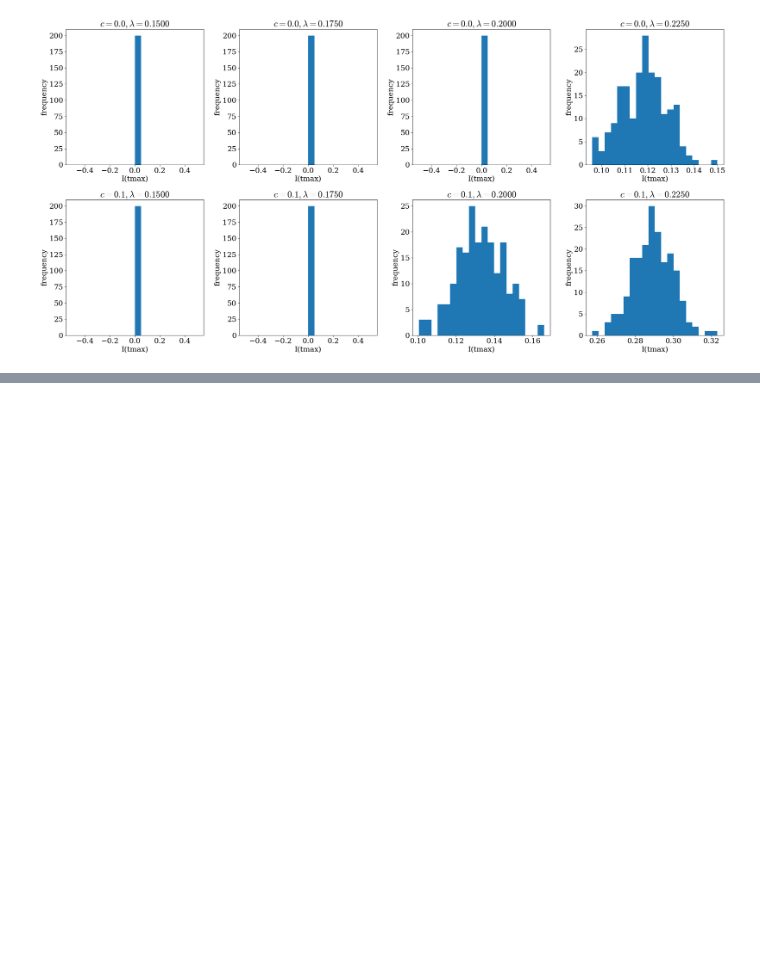
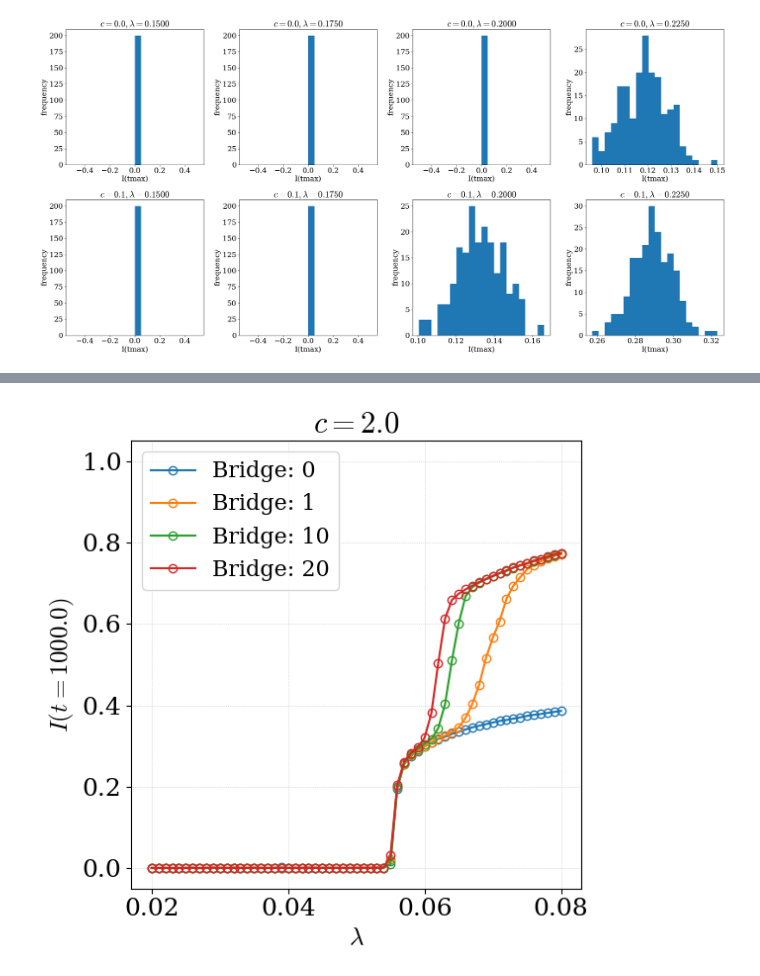
Before and after one commit to Kojirouuuu/trend-sar, a Jupyter notebook: notebook/sis copy 2.ipynb, the cells around one changed output, grey strips where cells are left out. Saved outputs shown, nothing was run; the diff lists cells and outputs as text; code cells hidden in the pictures; blank space fills up the shorter version.

```diff
--- a/notebook/sis copy 2.ipynb
+++ b/notebook/sis copy 2.ipynb
@@ -683,0 +776,15 @@ NameError: name 'lamb_values_for_theory' is not defined
+# %%
+output_path = os.path.abspath(os.path.join('..', 'output/sis/2RR/z=6/N=1000-c2.5'))
+times_all25, infected_num_all25, axes25 = load(path=output_path)
+meta25 = _read_metadata()
+network_type25 = axes25["network_type"]
+N25 = axes25["N"]
+k_ave25 = axes25["k_ave"]
+gamma25 = axes25["gamma"]
+rho025 = axes25["rho0"]
+tmax25 = axes25["tmax"]
+seed25 = axes25["seed"]
+total_itr25 = axes25["total_itr"]
+c_list25 = axes25["c_list"]
+edgeNumList25 = axes25["edgeNumList"]
+lamb_values25 = axes25["lamb_values"]
@@ -683,0 +847,52 @@ NameError: name 'lamb_values_for_theory' is not defined
+# %%
+last_I25 = np.zeros((len(edgeNumList25), len(c_list25), len(lamb_values25), total_itr25))
+valid_last_I25 = np.zeros((len(edgeNumList25), len(c_list25), len(lamb_values25)))
+valid_num25 = np.zeros((len(edgeNumList25), len(c_list25), len(lamb_values25)))
+
+for edge_idx in range(len(edgeNumList2)):
+    for c_idx in range(len(c_list25)):
+        for lamb_idx in range(len(lamb_values25)):
+            valid = []
+            non_valid = []
+            for itr_idx in range(total_itr25):
+                last_I25[edge_idx, c_idx, lamb_idx, itr_idx] = infected_num_all25[edge_idx, c_idx, lamb_idx, itr_idx][0]
+                if last_I25[edge_idx, c_idx, lamb_idx, itr_idx] > threshold:
+                    valid.append(last_I25[edge_idx, c_idx, lamb_idx, itr_idx])
+                    valid_num25[edge_idx, c_idx, lamb_idx] += 1
+                else:
+                    non_valid.append(last_I25[edge_idx, c_idx, lamb_idx, itr_idx])
+            if len(valid) > 0:
+                valid_last_I25[edge_idx, c_idx, lamb_idx] = np.mean(valid)
+            else:
+                valid_last_I25[edge_idx, c_idx, lamb_idx] = np.mean(non_valid)
+
+
+fig, axes = plt.subplots(1, len(c_list25), figsize=(6 * len(c_list25), 6), sharey=True, squeeze=False)
+
+for c_idx, c in enumerate(c_list25):
+    if len(c_list25) == 1:
+        ax = axes[0, c_idx]
+    else:
+        ax = axes[c_idx]
+
+    for e_idx in range(len(edgeNumList25)):
+        edge_num = edgeNumList25[e_idx]
+        valid_mean_I25 = valid_last_I25[e_idx, c_idx, :]
+        ax.plot(lamb_values25, valid_mean_I25/(2 * N25), label=rf"Bridge: {edge_num}", linestyle="-", color=colors[e_idx], marker="o", markersize=6, markerfacecolor="none", markeredgecolor=colors[e_idx])
+        # axes[c_idx].plot(lamb_values, valid_mean_I/(2 * N), label=f"edge={edge_num}", linestyle="", marker="o", markersize=6, markerfacecolor="none", markeredgecolor=colors[e_idx])
+
+    ax.legend()
+    ax.grid(True, linestyle=":", alpha=0.5)
+    ax.set_title(rf"$c={c}$")
+    ax.set_xlabel(r"$\lambda$")
+    if c_idx == 0:
+        ax.set_ylabel(rf"$I(t={tmax25})$")
+    # axes[c_idx].set_xlim(0.10, 0.11)
+    ax.set_ylim(0-delta, 1+delta)
+
+# fig.suptitle(rf"Network$: {network_type}, N={N}, \left<k\right>={k_ave}, \rho_0={rho0}, $tmax$={tmax}$")
+fig.tight_layout()
+
+plt.show()
+# %% [output]
+[figure, added]
```
Also changed, not shown: parts of 16 cells of this notebook, 4 other files.
